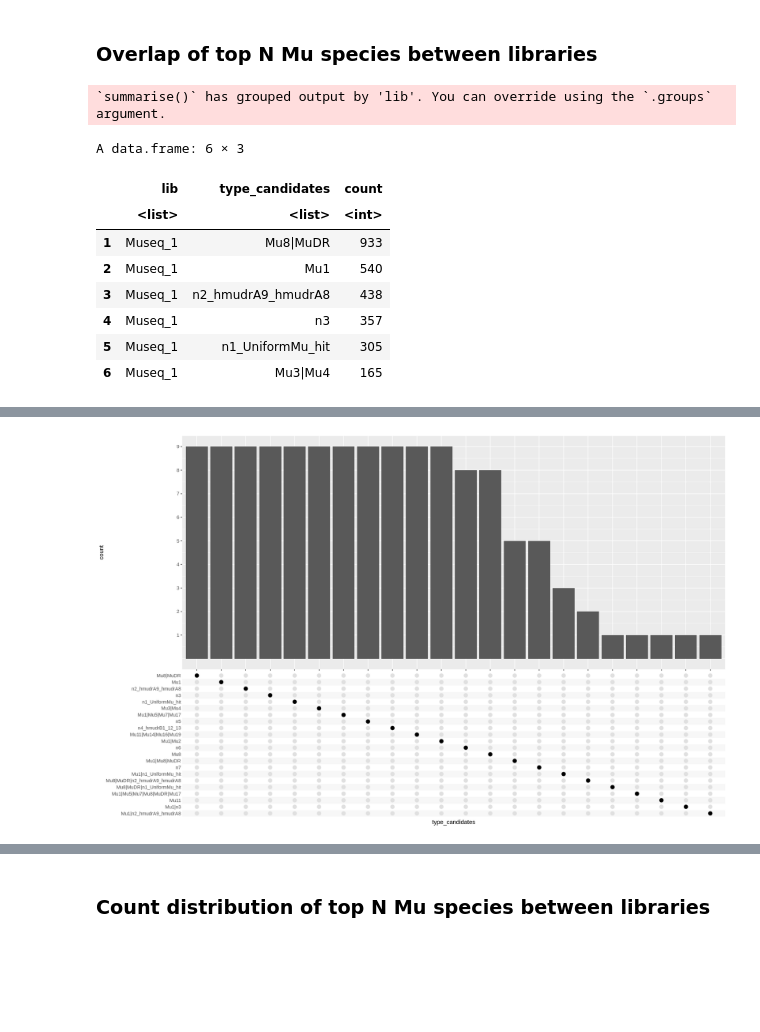
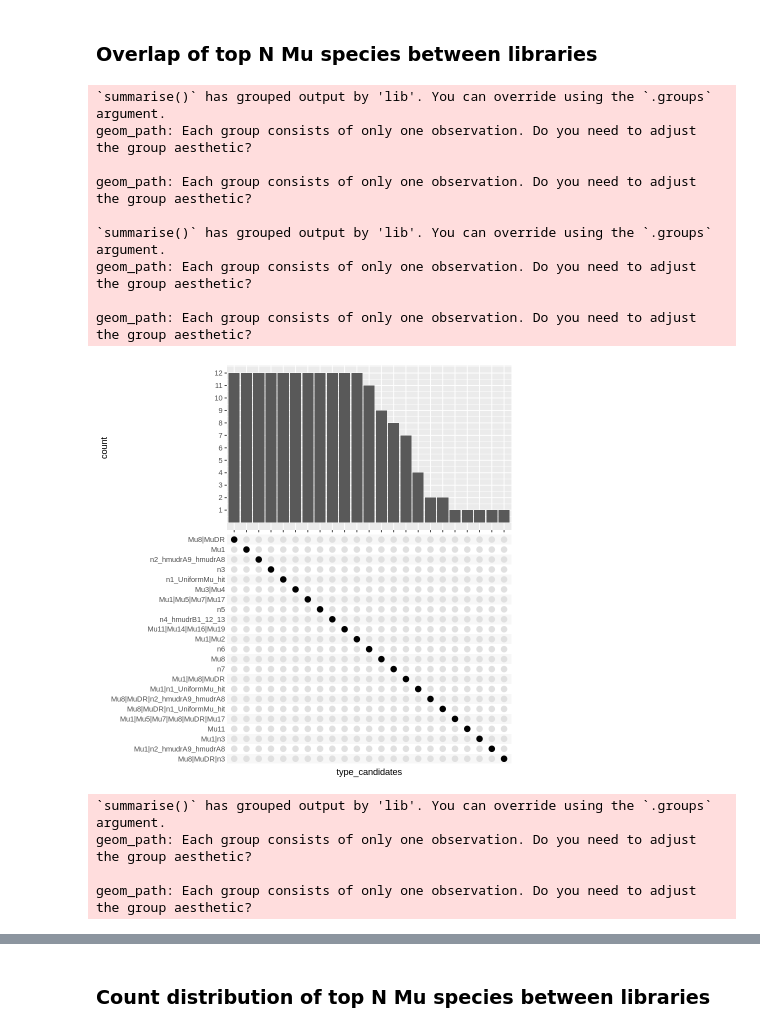
Before and after one commit to tgstoecker/MuWU, a Jupyter notebook: workflow/notebooks/te_typing_analysis.ipynb, the cells around one changed output, grey strips where cells are left out. Cells and saved outputs as stored; diff of their text form; code cells hidden in the pictures; blank space fills up the shorter version.

```diff
--- a/workflow/notebooks/te_typing_analysis.ipynb
+++ b/workflow/notebooks/te_typing_analysis.ipynb
@@ -53,6 +104,30 @@ B73_Mu_merged <- bind_rows(
 # %% [markdown]
 ### Overlap of top N Mu species between libraries
 # %%
+pd <- all_Mu_merged %>%
+  filter(StartReads >= 5) %>%
+  filter(EndReads >= 5) %>%
+  filter(perc_best_type_of_types >= 0.3) %>%
+  group_by(lib, type_candidates) %>%
+  summarise(count = n()) %>%
+  arrange(lib, desc(count)) %>%
+  slice(1:15) %>%
+  ungroup() %>%
+  mutate(type_candidates = as.list(type_candidates)) %>%
+  mutate(lib = as.list(lib))
+
+
+all_pd <- as.data.frame(pd)
+#head(pd)
+
+ggplot(pd, aes(x=type_candidates)) +
+    geom_bar() +
+    scale_y_continuous(limit = c(0, 12), breaks = c(1,2,3,4,5,6,7,8,9,10,11,12)) +
+    scale_x_upset(n_intersections = Inf, order_by = "degree")
+
+
+
+####just B73
 pd <- B73_Mu_merged %>%
   filter(StartReads >= 5) %>%
   filter(EndReads >= 5) %>%
@@ -62,42 +137,73 @@ pd <- B73_Mu_merged %>%
   arrange(lib, desc(count)) %>%
   slice(1:15) %>%
   ungroup() %>%
   mutate(type_candidates = as.list(type_candidates)) %>%
   mutate(lib = as.list(lib))
 
 
-pd <- as.data.frame(pd)
-head(pd)
+B73_pd <- as.data.frame(pd)
 
 ggplot(pd, aes(x=type_candidates)) +
     geom_bar() +
-    scale_y_continuous(limit = c(0, 9), breaks = c(1,2,3,4,5,6,7,8,9)) +
+    scale_y_continuous(limit = c(0, 8), breaks = c(1,2,3,4,5,6,7,8)) +
     scale_x_upset(n_intersections = Inf, order_by = "degree")
 
+
+
+####just F7
+pd <- F7_Mu_merged %>%
+  filter(StartReads >= 5) %>%
+  filter(EndReads >= 5) %>%
+  filter(perc_best_type_of_types >= 0.3) %>%
+  group_by(lib, type_candidates) %>%
+  summarise(count = n()) %>%
+  arrange(lib, desc(count)) %>%
+  slice(1:15) %>%
+  ungroup() %>%
+  mutate(type_candidates = as.list(type_candidates)) %>%
+  mutate(lib = as.list(lib))
+
+
+F7_pd <- as.data.frame(pd)
+
+ggplot(pd, aes(x=type_candidates)) +
+    geom_bar() +
+    scale_y_continuous(limit = c(0, 4), breaks = c(1,2,3,4)) +
+    scale_x_upset(n_intersections = Inf, order_by = "degree")
 
 
 #code ideas - classic UpSetR
 #  select(-lib) %>%
 
 #Mu1 <- a %>% filter(lib == "Mu1") %>% pull(type_candidates)
 #Mu2 <- a %>% filter(lib == "Mu2") %>% pull(type_candidates)
 #Mu4 <- a %>% filter(lib == "Mu4") %>% pull(type_candidates)
 #Mu5 <- a %>% filter(lib == "Mu5") %>% pull(type_candidates)
 #Mu6 <- a %>% filter(lib == "Mu6") %>% pull(type_candidates)
 #Mu7 <- a %>% filter(lib == "Mu7") %>% pull(type_candidates)
 #Mu8 <- a %>% filter(lib == "Mu8") %>% pull(type_candidates)
 
 #c <- list(Mu1 = Mu1, Mu2 = Mu2, Mu4 = Mu4, Mu5 = Mu5, Mu6 = Mu6, Mu7 = Mu7, Mu8 = Mu8)
 #c
 #upset(c, nsets = 20)
 # %% [output]
 `summarise()` has grouped output by 'lib'. You can override using the `.groups` argument.
+geom_path: Each group consists of only one observation. Do you need to adjust
+the group aesthetic?
+
+geom_path: Each group consists of only one observation. Do you need to adjust
+the group aesthetic?
+
+`summarise()` has grouped output by 'lib'. You can override using the `.groups` argument.
+geom_path: Each group consists of only one observation. Do you need to adjust
+the group aesthetic?
+
+geom_path: Each group consists of only one observation. Do you need to adjust
+the group aesthetic?
+[figure, new version]
-A data.frame: 6 × 3
+`summarise()` has grouped output by 'lib'. You can override using the `.groups` argument.
+geom_path: Each group consists of only one observation. Do you need to adjust
+the group aesthetic?
+
+geom_path: Each group consists of only one observation. Do you need to adjust
+the group aesthetic?
-|  | lib | type_candidates | count |
-|  | <list> | <list> | <int> |
-| 1 | Museq_1 | Mu8|MuDR | 933 |
-| 2 | Museq_1 | Mu1 | 540 |
-| 3 | Museq_1 | n2_hmudrA9_hmudrA8 | 438 |
-| 4 | Museq_1 | n3 | 357 |
-| 5 | Museq_1 | n1_UniformMu_hit | 305 |
-| 6 | Museq_1 | Mu3|Mu4 | 165 |
@@ -109 +209,0 @@ the group aesthetic?
-[figure, old version]
```
Also changed, not shown: parts of 14 cells of this notebook.
